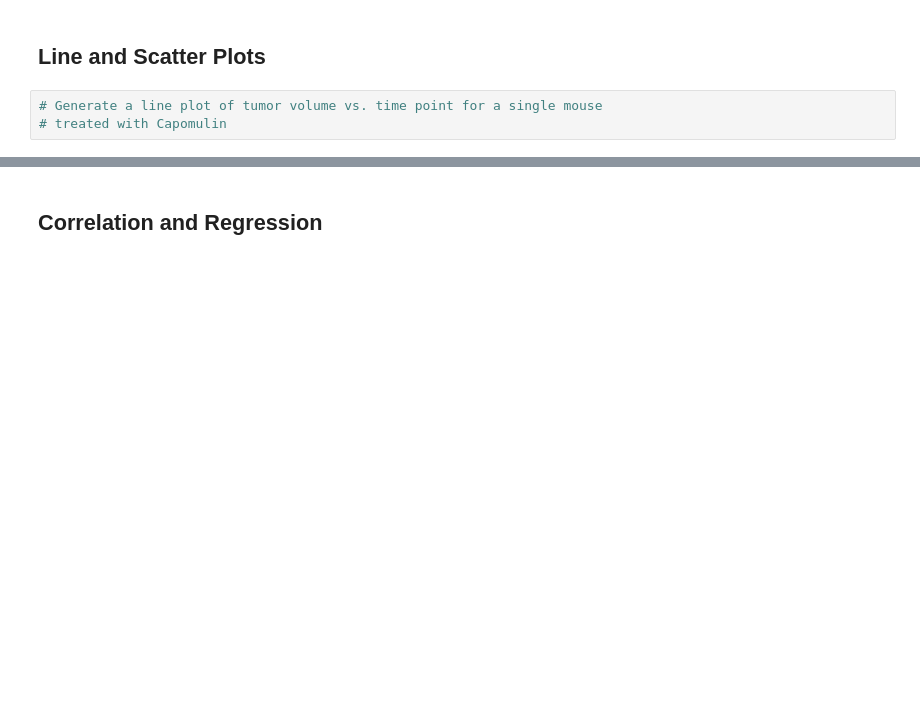
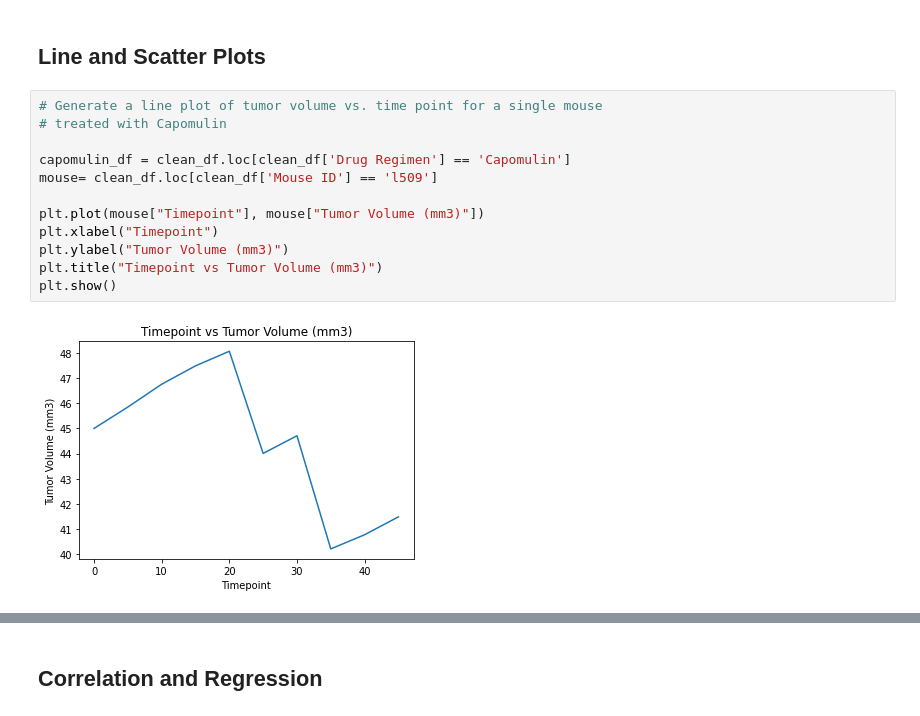
Before and after one commit to timsamson/MatPlotLib_Challange, a Jupyter notebook: pymaceuticals.ipynb, the cells around one changed output, grey strips where cells are left out. Cells and saved outputs as stored; diff of their text form; blank space fills up the shorter version.

Commit message:
additional graphs

```diff
--- a/pymaceuticals.ipynb
+++ b/pymaceuticals.ipynb
@@ -314,6 +311,17 @@ plt.show()
 # %%
 # Generate a line plot of tumor volume vs. time point for a single mouse
 # treated with Capomulin
+
+capomulin_df = clean_df.loc[clean_df['Drug Regimen'] == 'Capomulin']
+mouse= clean_df.loc[clean_df['Mouse ID'] == 'l509']
+
+plt.plot(mouse["Timepoint"], mouse["Tumor Volume (mm3)"])
+plt.xlabel("Timepoint")
+plt.ylabel("Tumor Volume (mm3)")
+plt.title("Timepoint vs Tumor Volume (mm3)")
+plt.show()
+# %% [output]
+[figure, added]
 # %%
 # Generate a scatter plot of average tumor volume vs. mouse weight
 # for all mice in the Capomulin regimen
```
Also changed, not shown: parts of 5 cells of this notebook.
